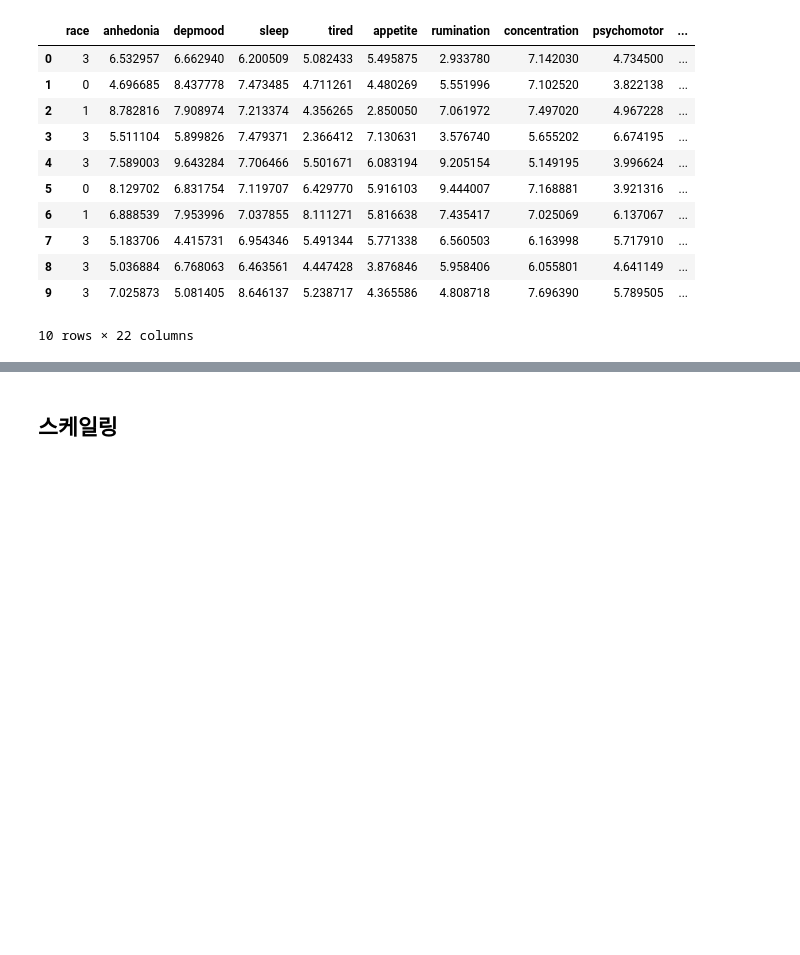
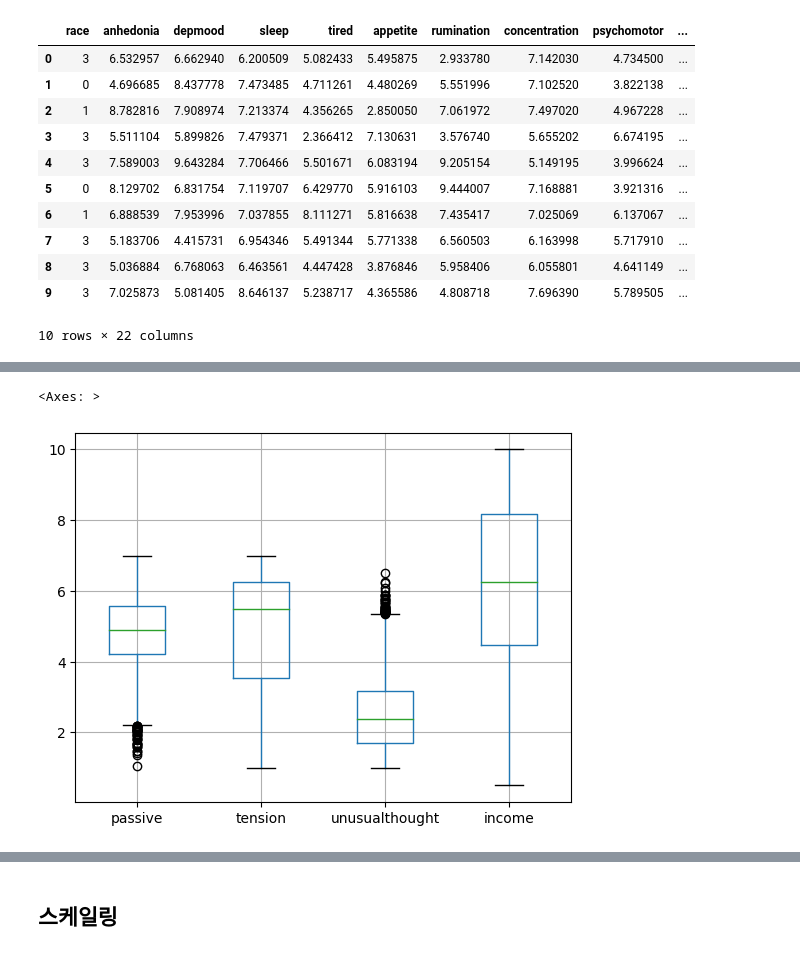
Before and after one commit to fud200/WASSUP_Project_team7, a Jupyter notebook: junyeob_code_1.ipynb, the cells around one changed output, grey strips where cells are left out. Drawn from its saved outputs; the diff is of its cells as text; code cells hidden in the pictures; blank space fills up the shorter version.

```diff
--- a/junyeob_code_1.ipynb
+++ b/junyeob_code_1.ipynb
@@ -599,0 +606,6 @@ plt.scatter(X['GrLivArea'], X['SalePrice'], s=5)
+# %%
+# 'passive', 'tension', 'unusualthought', 'income'
+X.boxplot(column=['passive', 'tension', 'unusualthought', 'income'])
+# %% [output]
+<Axes: >
+[figure, added]
```
Also changed, not shown: parts of 12 cells of this notebook.
